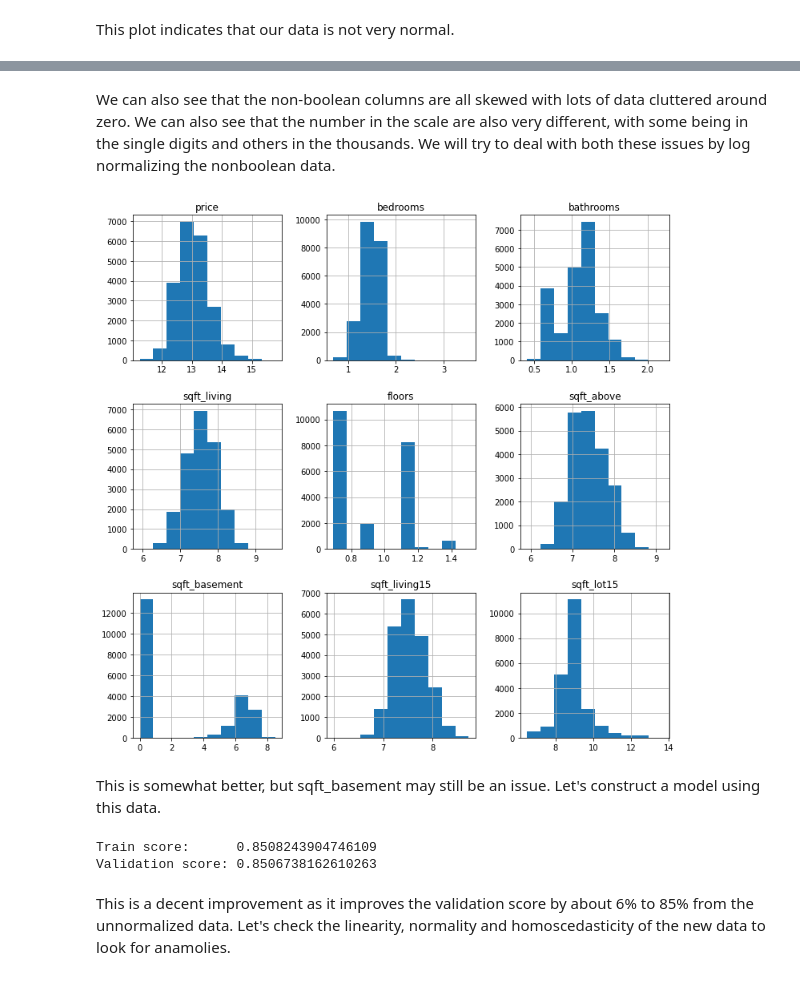
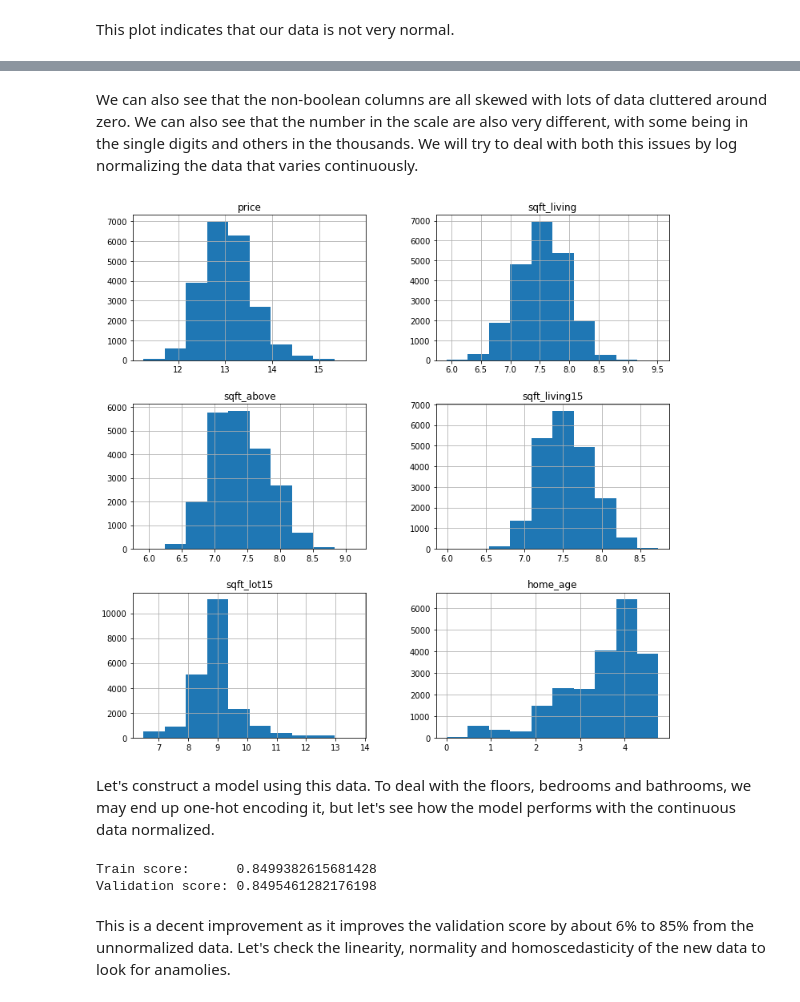
Before and after one commit to nonlocal-lia/King-County-Housing-Analysis, a Jupyter notebook: eda_notebook.ipynb, the cells around one changed output, grey strips where cells are left out. Drawn from its saved outputs; the diff is of its cells as text; code cells hidden in the pictures.

Commit message:
Constructed model with bathroom, bedroom, floor one-hot encoding

```diff
--- a/eda_notebook.ipynb
+++ b/eda_notebook.ipynb
@@ -496,4 +568,5 @@ cats_zip, encode_zip = dp.one_hot_encode(clean, 'zipcode')
 clean[cats_zip] = encode_zip
 # %%
 #One column dropped to avoid dummy variable trap
-clean = clean.drop(columns=['zipcode', 'Medina'])
+clean = clean.drop(columns=['zipcode', 'Auburn'])
+clean.columns
@@ -582,2 +659,2 @@ clean[nonbool_columns].hist(figsize  = [12, 12]);
 # %% [markdown]
-We can also see that the non-boolean columns are all skewed with lots of data cluttered around zero. We can also see that the number in the scale are also very different, with some being in the single digits and others in the thousands. We will try to deal with both these issues by log normalizing the nonboolean data.
+We can also see that the non-boolean columns are all skewed with lots of data cluttered around zero. We can also see that the number in the scale are also very different, with some being in the single digits and others in the thousands. We will try to deal with both this issues by log normalizing the data that varies continuously.
@@ -587,21 +661,25 @@ bool_df = clean.drop(columns=nonbool_columns)
+# %%
+cont_columns = ['price', 'sqft_living', 'sqft_above', 'sqft_living15', 'sqft_lot15', 'home_age']
+continous_df = clean[cont_columns]
+noncontinous_df = clean.drop(columns=cont_columns)
 # %%
-nonbool_df = nonbool_df.apply(np.log1p)
+continous_df = continous_df.apply(np.log1p)
 # %%
-normalized = nonbool_df.join(bool_df)
+normalized = continous_df.join(noncontinous_df)
 # %%
-normalized[nonbool_columns].hist(figsize  = [12, 12]);
+normalized[cont_columns].hist(figsize  = [12, 12]);
 # %% [output]
-[figure, old version]
+[figure, new version]
-# %% [markdown]
-This is somewhat better, but sqft_basement may still be an issue. Let's construct a model using this data.
+# %% [markdown]
+Let's construct a model using this data. To deal with the floors, bedrooms and bathrooms, we may end up one-hot encoding it, but let's see how the model performs with the continuous data normalized.
 # %%
-X_train = normalized.drop(columns='price')
-y_train = normalized['price']
+X_train_norm = normalized.drop(columns='price')
+y_train_norm = normalized['price']
 norm_model = LinearRegression()
-norm_val = dp.cross_val(norm_model, X_train, y_train, splits=5, test_size=0.25, random_state=0)
+norm_val = dp.cross_val(norm_model, X_train_norm, y_train_norm, splits=5, test_size=0.25, random_state=0)
 # %% [output]
-Train score:      0.8508243904746109
-Validation score: 0.8506738162610263
+Train score:      0.8499382615681428
+Validation score: 0.8495461282176198
 # %% [markdown]
 This is a decent improvement as it improves the validation score by about 6% to 85% from the unnormalized data. Let's check the linearity, normality and homoscedasticity of the new data to look for anamolies.
 # %%
```
Also changed, not shown: parts of 138 cells of this notebook.
